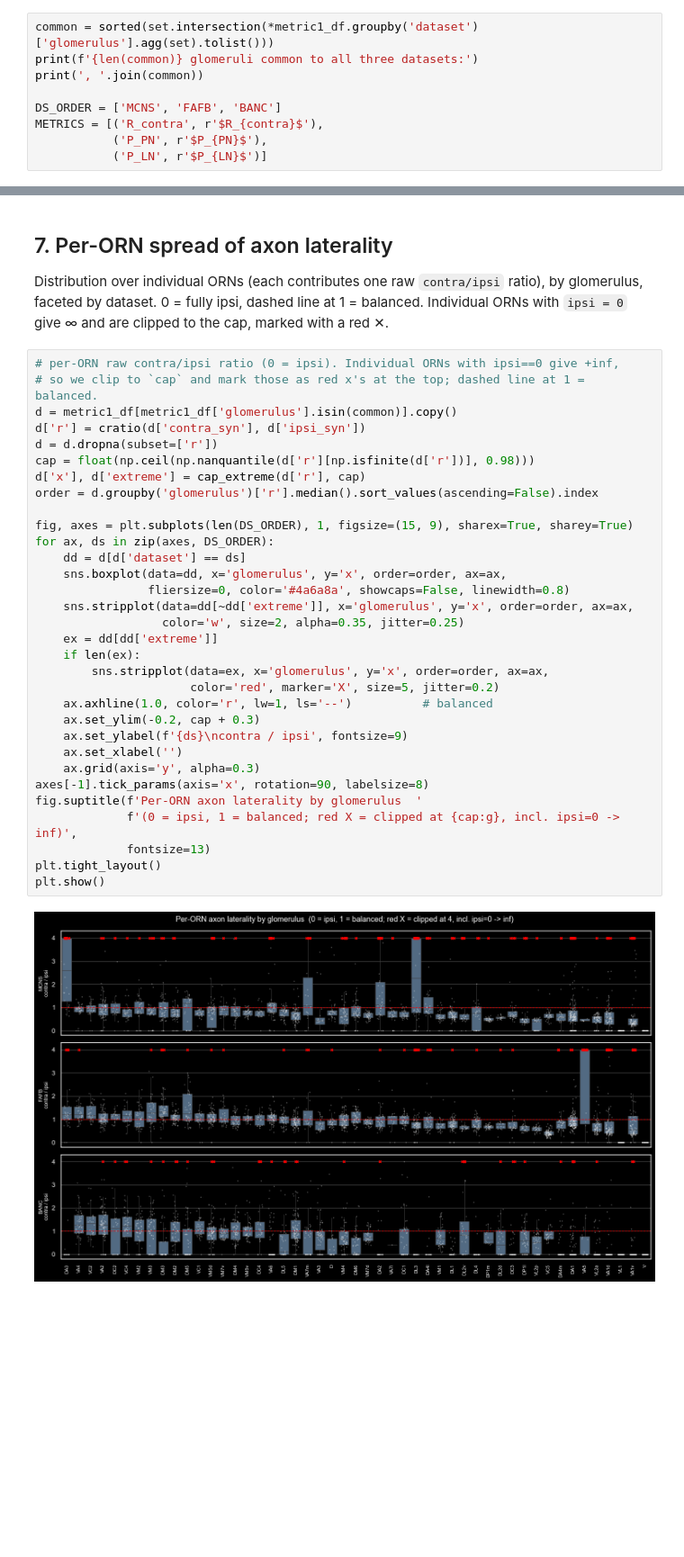
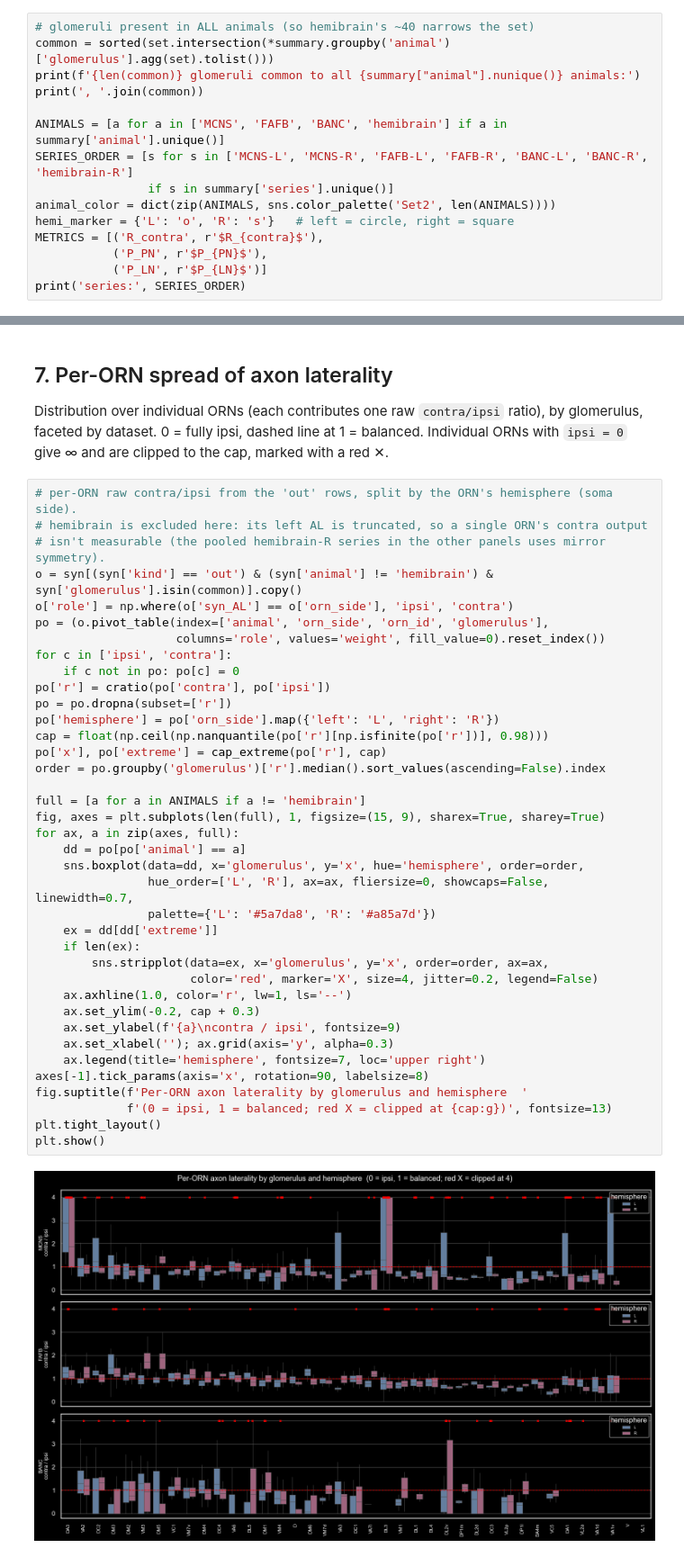
Before and after one commit to neurorishika/fly-connectomics, a Jupyter notebook: analysis/ORN-lateralization-multi.ipynb, the cells around one changed output, grey strips where cells are left out. Shown at 90% size. Drawn from its saved outputs; the diff is of its cells as text; blank space fills up the shorter version.

```diff
--- a/analysis/ORN-lateralization-multi.ipynb
+++ b/analysis/ORN-lateralization-multi.ipynb
@@ -286,10 +291,16 @@ saved ORN-lateralization-multi.csv   (474, 8)
 # %%
-common = sorted(set.intersection(*metric1_df.groupby('dataset')['glomerulus'].agg(set).tolist()))
-print(f'{len(common)} glomeruli common to all three datasets:')
+# glomeruli present in ALL animals (so hemibrain's ~40 narrows the set)
+common = sorted(set.intersection(*summary.groupby('animal')['glomerulus'].agg(set).tolist()))
+print(f'{len(common)} glomeruli common to all {summary["animal"].nunique()} animals:')
 print(', '.join(common))
 
-DS_ORDER = ['MCNS', 'FAFB', 'BANC']
+ANIMALS = [a for a in ['MCNS', 'FAFB', 'BANC', 'hemibrain'] if a in summary['animal'].unique()]
+SERIES_ORDER = [s for s in ['MCNS-L', 'MCNS-R', 'FAFB-L', 'FAFB-R', 'BANC-L', 'BANC-R', 'hemibrain-R']
+                if s in summary['series'].unique()]
+animal_color = dict(zip(ANIMALS, sns.color_palette('Set2', len(ANIMALS))))
+hemi_marker = {'L': 'o', 'R': 's'}   # left = circle, right = square
 METRICS = [('R_contra', r'$R_{contra}$'),
            ('P_PN', r'$P_{PN}$'),
            ('P_LN', r'$P_{LN}$')]
+print('series:', SERIES_ORDER)
 # %% [output]
@@ -387,39 +392,45 @@ Distribution over individual ORNs (each contributes one raw `contra/ipsi` ratio)
 glomerulus, faceted by dataset. 0 = fully ipsi, dashed line at 1 = balanced. Individual
 ORNs with `ipsi = 0` give ∞ and are clipped to the cap, marked with a red ✕.
 # %%
-# per-ORN raw contra/ipsi ratio (0 = ipsi). Individual ORNs with ipsi==0 give +inf,
-# so we clip to `cap` and mark those as red x's at the top; dashed line at 1 = balanced.
-d = metric1_df[metric1_df['glomerulus'].isin(common)].copy()
-d['r'] = cratio(d['contra_syn'], d['ipsi_syn'])
-d = d.dropna(subset=['r'])
-cap = float(np.ceil(np.nanquantile(d['r'][np.isfinite(d['r'])], 0.98)))
-d['x'], d['extreme'] = cap_extreme(d['r'], cap)
-order = d.groupby('glomerulus')['r'].median().sort_values(ascending=False).index
+# per-ORN raw contra/ipsi from the 'out' rows, split by the ORN's hemisphere (soma side).
+# hemibrain is excluded here: its left AL is truncated, so a single ORN's contra output
+# isn't measurable (the pooled hemibrain-R series in the other panels uses mirror symmetry).
+o = syn[(syn['kind'] == 'out') & (syn['animal'] != 'hemibrain') & syn['glomerulus'].isin(common)].copy()
+o['role'] = np.where(o['syn_AL'] == o['orn_side'], 'ipsi', 'contra')
+po = (o.pivot_table(index=['animal', 'orn_side', 'orn_id', 'glomerulus'],
+                    columns='role', values='weight', fill_value=0).reset_index())
+for c in ['ipsi', 'contra']:
+    if c not in po: po[c] = 0
+po['r'] = cratio(po['contra'], po['ipsi'])
+po = po.dropna(subset=['r'])
+po['hemisphere'] = po['orn_side'].map({'left': 'L', 'right': 'R'})
+cap = float(np.ceil(np.nanquantile(po['r'][np.isfinite(po['r'])], 0.98)))
+po['x'], po['extreme'] = cap_extreme(po['r'], cap)
+order = po.groupby('glomerulus')['r'].median().sort_values(ascending=False).index
 
-fig, axes = plt.subplots(len(DS_ORDER), 1, figsize=(15, 9), sharex=True, sharey=True)
-for ax, ds in zip(axes, DS_ORDER):
-    dd = d[d['dataset'] == ds]
-    sns.boxplot(data=dd, x='glomerulus', y='x', order=order, ax=ax,
-                fliersize=0, color='#4a6a8a', showcaps=False, linewidth=0.8)
-    sns.stripplot(data=dd[~dd['extreme']], x='glomerulus', y='x', order=order, ax=ax,
-                  color='w', size=2, alpha=0.35, jitter=0.25)
+full = [a for a in ANIMALS if a != 'hemibrain']
+fig, axes = plt.subplots(len(full), 1, figsize=(15, 9), sharex=True, sharey=True)
+for ax, a in zip(axes, full):
+    dd = po[po['animal'] == a]
+    sns.boxplot(data=dd, x='glomerulus', y='x', hue='hemisphere', order=order,
+                hue_order=['L', 'R'], ax=ax, fliersize=0, showcaps=False, linewidth=0.7,
+                palette={'L': '#5a7da8', 'R': '#a85a7d'})
     ex = dd[dd['extreme']]
     if len(ex):
         sns.stripplot(data=ex, x='glomerulus', y='x', order=order, ax=ax,
-                      color='red', marker='X', size=5, jitter=0.2)
-    ax.axhline(1.0, color='r', lw=1, ls='--')          # balanced
+                      color='red', marker='X', size=4, jitter=0.2, legend=False)
+    ax.axhline(1.0, color='r', lw=1, ls='--')
     ax.set_ylim(-0.2, cap + 0.3)
-    ax.set_ylabel(f'{ds}\ncontra / ipsi', fontsize=9)
-    ax.set_xlabel('')
-    ax.grid(axis='y', alpha=0.3)
+    ax.set_ylabel(f'{a}\ncontra / ipsi', fontsize=9)
+    ax.set_xlabel(''); ax.grid(axis='y', alpha=0.3)
+    ax.legend(title='hemisphere', fontsize=7, loc='upper right')
 axes[-1].tick_params(axis='x', rotation=90, labelsize=8)
-fig.suptitle(f'Per-ORN axon laterality by glomerulus  '
-             f'(0 = ipsi, 1 = balanced; red X = clipped at {cap:g}, incl. ipsi=0 -> inf)',
-             fontsize=13)
+fig.suptitle(f'Per-ORN axon laterality by glomerulus and hemisphere  '
+             f'(0 = ipsi, 1 = balanced; red X = clipped at {cap:g})', fontsize=13)
 plt.tight_layout()
 plt.show()
 # %% [output]
-[figure, old version]
+[figure, new version]
 # %% [markdown]
 ## 8. Glomeruli in 3-D lateralisation space
 
```
Also changed, not shown: parts of 26 cells of this notebook, 52 other files.
